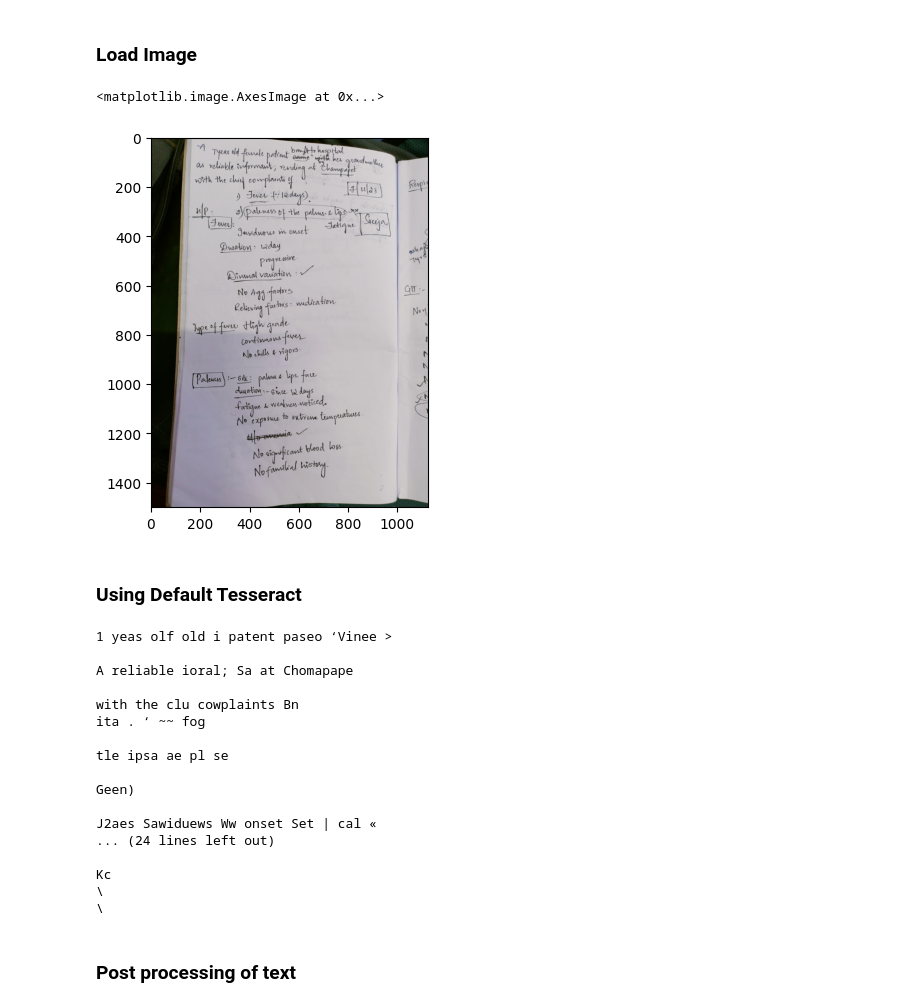
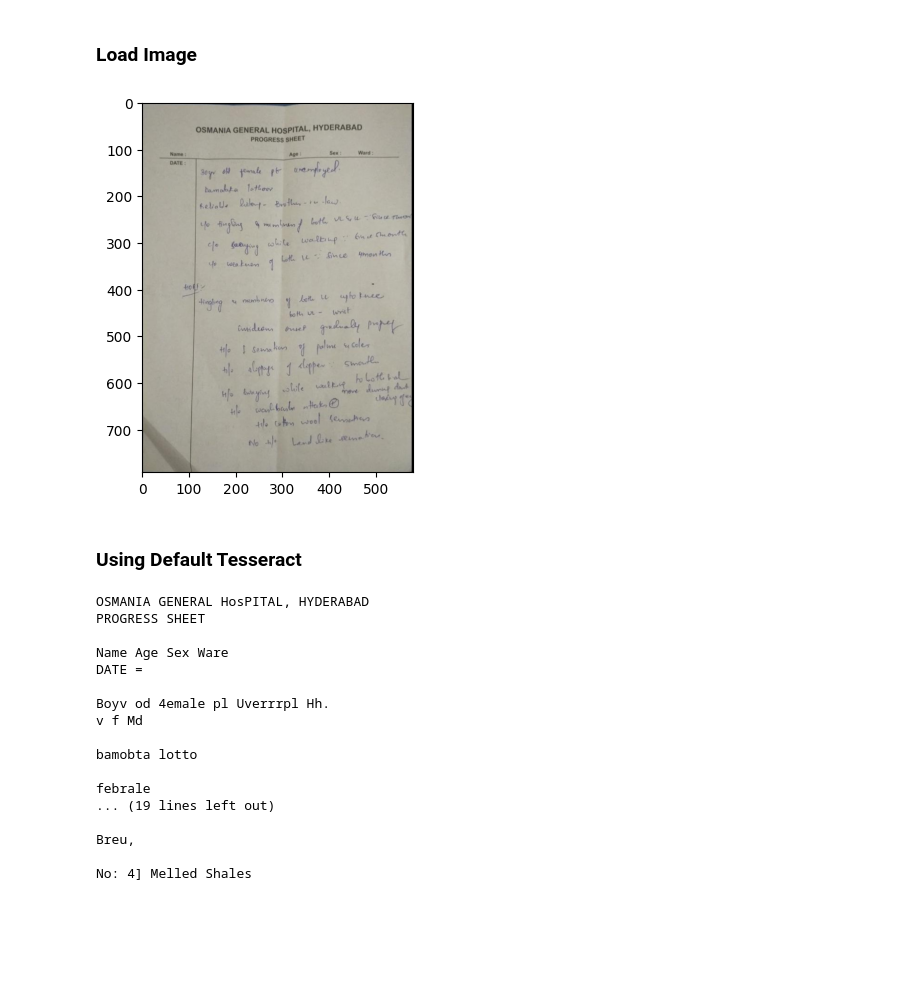
Before and after one commit to nagajas/Medical-Record-OCR, a Jupyter notebook: ocr_processing.ipynb, the cells around one changed output. Drawn from its saved outputs; the diff is of its cells as text; code cells hidden in the pictures; blank space fills up the shorter version.

```diff
--- a/ocr_processing.ipynb
+++ b/ocr_processing.ipynb
@@ -16,35 +16,32 @@ from page_detection import cleaned_image
 # %% [markdown]
 ### Load Image
 # %%
-file_ = "Patient_Records/Fever/Fever_page-0001.jpg"
+file_ = "Patient_Records/Arthritis/A_0001.jpeg"
 img = cleaned_image(file = file_)
 gray = cv2.cvtColor(img, cv2.COLOR_BGR2GRAY) #Convert to grayscale to use tesseract
-plt.imshow(img)
+plt.imshow(img);
 # %% [output]
-<matplotlib.image.AxesImage at 0x...>
-[figure, old version]
+[figure, new version]
 # %% [markdown]
 ### Using Default Tesseract
 # %%
 extracted_text = pytesseract.image_to_string(gray)
 print(extracted_text)
 # %% [output]
-1 yeas olf old i patent paseo ‘Vinee >
+OSMANIA GENERAL HosPITAL, HYDERABAD
+PROGRESS SHEET
 
-A reliable ioral; Sa at Chomapape
+Name Age Sex Ware
+DATE =
 
-with the clu cowplaints Bn
-ita . ‘ ~~ fog
+Boyv od 4emale pl Uverrrpl Hh.
+v f Md
 
-tle ipsa ae pl se
+bamobta lotto
 
-Geen)
+febrale
+... (19 lines left out)
 
-J2aes Sawiduews Ww onset Set | cal «
-... (24 lines left out)
+Breu,
 
-Kc
-\
-\
+No: 4] Melled Shales
-# %% [markdown]
-### Post processing of text
```
Also changed, not shown: 2 other files.
